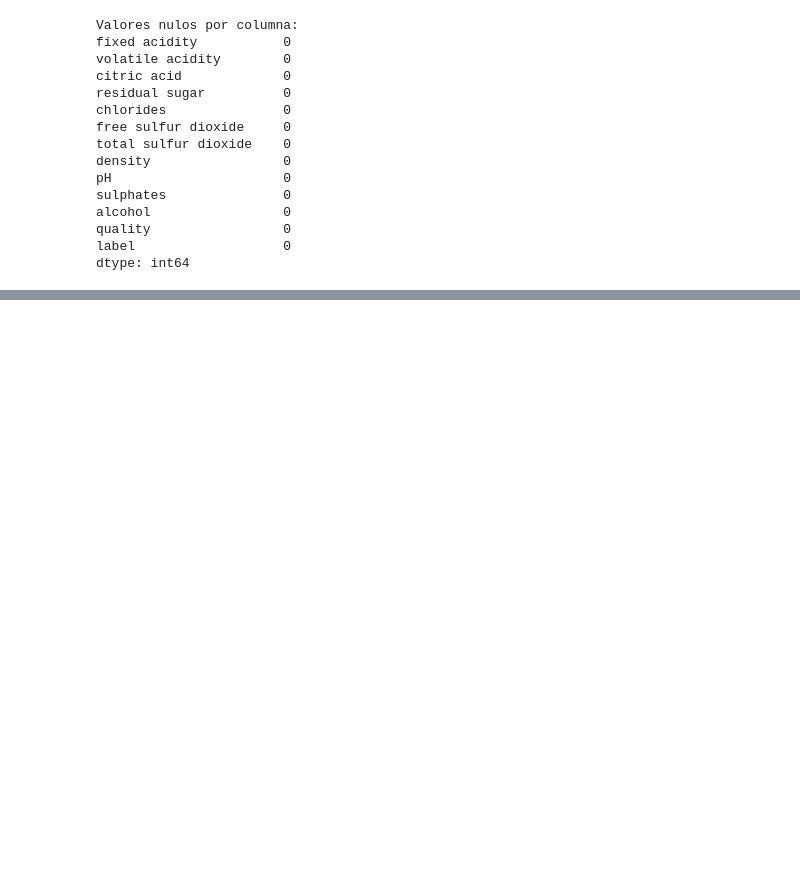
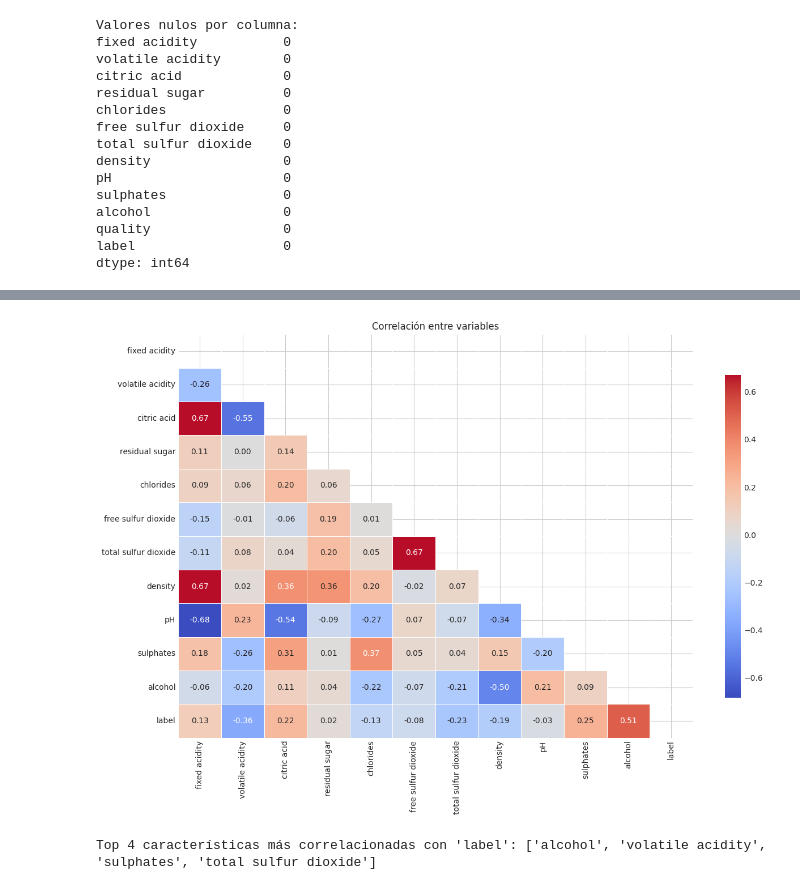
Before and after one commit to 4GeeksAcademy/alemantellini-machine-learning, a Jupyter notebook: src/08-k-nearest-neighbours-winequality-red.ipynb, the cells around one changed output, grey strips where cells are left out. Saved outputs shown, nothing was run; the diff lists cells and outputs as text; code cells hidden in the pictures; blank space fills up the shorter version.

```diff
--- a/src/08-k-nearest-neighbours-winequality-red.ipynb
+++ b/src/08-k-nearest-neighbours-winequality-red.ipynb
@@ -99,0 +136,23 @@ dtype: int64
+# %%
+# Matriz de correlación
+plt.figure(figsize=(13, 9))
+corr = df.drop(columns=["quality"]).corr()
+mask = np.triu(np.ones_like(corr, dtype=bool))
+sns.heatmap(corr, mask=mask, annot=True, fmt=".2f", cmap="coolwarm",
+            center=0, linewidths=0.5, cbar_kws={"shrink": 0.8})
+plt.title("Correlación entre variables")
+plt.tight_layout()
+plt.show()
+# %% [output]
+[figure, added]
+# %%
+# Las 4 características más correlacionadas con 'label'
+top_features = (corr["label"].abs()
+                .drop(["label","quality"], errors="ignore")
+                .sort_values(ascending=False)
+                .head(4)
+                .index.tolist())
+
+print("Top 4 características más correlacionadas con 'label':", top_features)
+# %% [output]
+Top 4 características más correlacionadas con 'label': ['alcohol', 'volatile acidity', 'sulphates', 'total sulfur dioxide']
```
Also changed, not shown: parts of 17 cells of this notebook.
